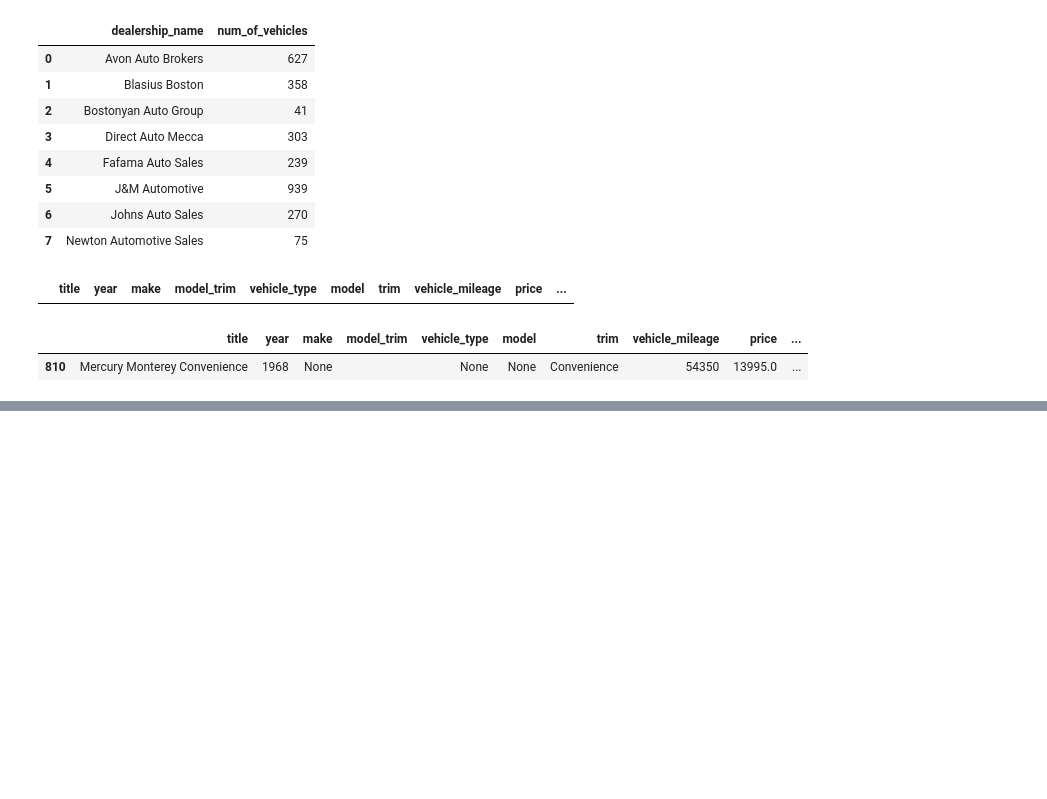
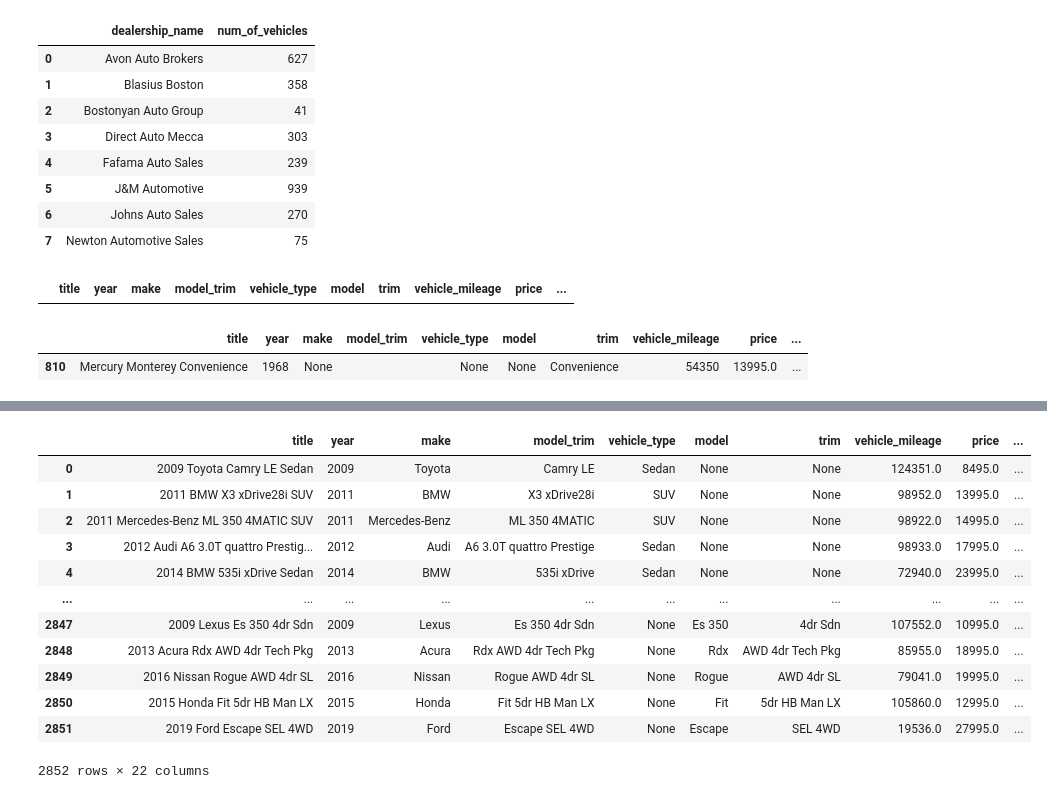
Before and after one commit to dkimhw/inventory-insights, a Jupyter notebook: explore_dealership.ipynb, the cells around one changed output, grey strips where cells are left out. Drawn from its saved outputs; the diff is of its cells as text; code cells hidden in the pictures; blank space fills up the shorter version.

```diff
--- a/explore_dealership.ipynb
+++ b/explore_dealership.ipynb
@@ -746,0 +747,20 @@ result
+# %%
+conn = sqlite3.connect('cars.db')
+sql_query = "SELECT * FROM inventory"
+result = pd.read_sql_query(sql_query, conn)
+# %%
+result
+# %% [output]
+|  | title | year | make | model_trim | vehicle_type | model | trim | vehicle_mileage | price | ... |
+| 0 | 2009 Toyota Camry LE Sedan | 2009 | Toyota | Camry LE | Sedan | None | None | 124351.0 | 8495.0 | ... |
+| 1 | 2011 BMW X3 xDrive28i SUV | 2011 | BMW | X3 xDrive28i | SUV | None | None | 98952.0 | 13995.0 | ... |
+| 2 | 2011 Mercedes-Benz ML 350 4MATIC SUV | 2011 | Mercedes-Benz | ML 350 4MATIC | SUV | None | None | 98922.0 | 14995.0 | ... |
+| 3 | 2012 Audi A6 3.0T quattro Prestig... | 2012 | Audi | A6 3.0T quattro Prestige | Sedan | None | None | 98933.0 | 17995.0 | ... |
+| 4 | 2014 BMW 535i xDrive Sedan | 2014 | BMW | 535i xDrive | Sedan | None | None | 72940.0 | 23995.0 | ... |
+| ... | ... | ... | ... | ... | ... | ... | ... | ... | ... | ... |
+| 2847 | 2009 Lexus Es 350 4dr Sdn | 2009 | Lexus | Es 350 4dr Sdn | None | Es 350 | 4dr Sdn | 107552.0 | 10995.0 | ... |
+| 2848 | 2013 Acura Rdx AWD 4dr Tech Pkg | 2013 | Acura | Rdx AWD 4dr Tech Pkg | None | Rdx | AWD 4dr Tech Pkg | 85955.0 | 18995.0 | ... |
+| 2849 | 2016 Nissan Rogue AWD 4dr SL | 2016 | Nissan | Rogue AWD 4dr SL | None | Rogue | AWD 4dr SL | 79041.0 | 19995.0 | ... |
+| 2850 | 2015 Honda Fit 5dr HB Man LX | 2015 | Honda | Fit 5dr HB Man LX | None | Fit | 5dr HB Man LX | 105860.0 | 12995.0 | ... |
+| 2851 | 2019 Ford Escape SEL 4WD | 2019 | Ford | Escape SEL 4WD | None | Escape | SEL 4WD | 19536.0 | 27995.0 | ... |
+2852 rows × 22 columns
```
Also changed, not shown: parts of 2 cells of this notebook, 4 other files.
